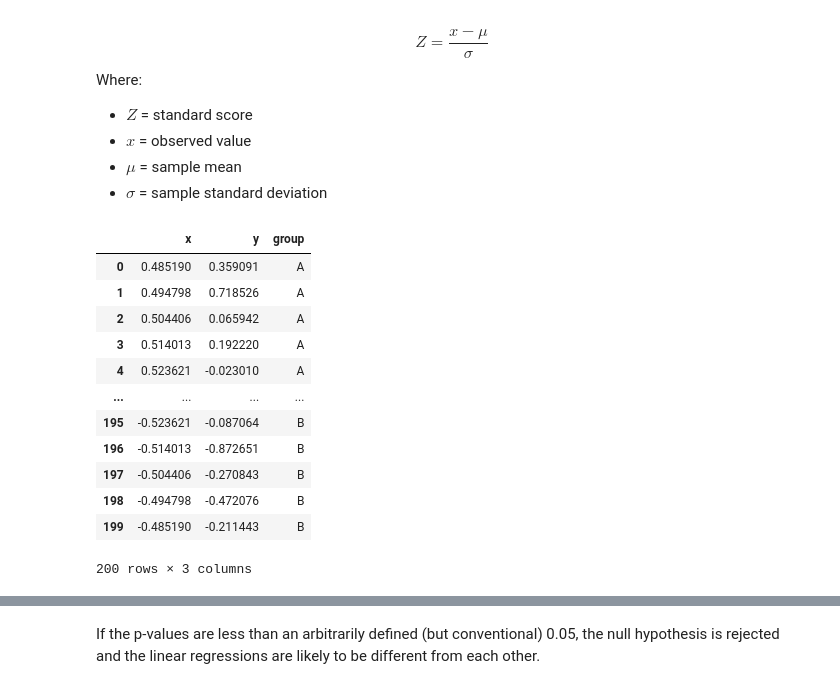
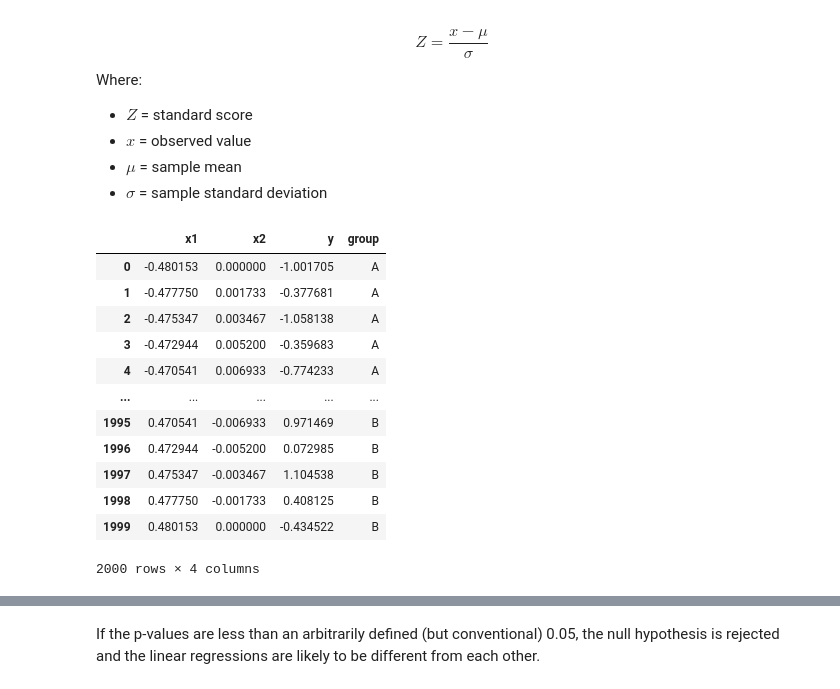
Before and after one commit to snesnehne/Statistics-in-Python-for-Engineers, a Jupyter notebook: Statistics/Discrimination between two Linear Models.ipynb, the cells around one changed output, grey strips where cells are left out. Drawn from its saved outputs; the diff is of its cells as text; code cells hidden in the pictures.

```diff
--- a/Statistics/Discrimination between two Linear Models.ipynb
+++ b/Statistics/Discrimination between two Linear Models.ipynb
@@ -16,12 +71,15 @@ https://stats.oarc.ucla.edu/other/mult-pkg/faq/general/faqhow-are-the-likelihood
 # %%
 ## Generate two groups of example data with some normally distributed noise
-g1_count = 100  # group 1 number of datapoints
-g2_count = 100  # group 2 number of datapoints
+g1_count = 1000  # group 1 number of datapoints
+g2_count = 1000  # group 2 number of datapoints
 
-x1 = np.arange(15, 25, 10/g1_count)  # array of x values for group 1
-y1 = 1000*x1 + 3000 + 1000*np.random.normal(loc=0, scale=3, size=g1_count)  # array of x values for group 2
+x1_g1= np.linspace(8, 18, g1_count)  # array of x1 values for group 1
+x2_g1 = np.linspace(6, 10, g1_count)  # array of x2 values for group 1
+y_g1 = 1000*x1_g1 - 700*x2_g1 + 3000 + 1000*np.random.normal(loc=0, scale=2, size=g1_count)  # array of y values for group 1
 
-x2 = np.arange(0, 10, 10/g2_count)  # array of y values for group 1
-y2 = 1400*x2 + 3000 + 1000*np.random.normal(loc=0, scale=3, size=g2_count)  # array of y values for group 2
+x1_g2 = np.linspace(2, 12, g1_count)  # array of x1 values for group 2
+x2_g2 = np.linspace(2, 6, g2_count)  # array of x2 values for group 2
+y_g2 = 1000*x1_g2 - 700*x2_g2 + 3000 + 1000*np.random.normal(loc=0, scale=2, size=g2_count)  # array of y values for group 2
 
-df = pd.DataFrame({"x1": x1, "x2": x2, "y1": y1, "y2": y2})  # create dataframe
+df = pd.DataFrame({"x1_g1": x1_g1, "x2_g1": x2_g1, "x1_g2": x1_g2, "x2_g2": x2_g2, "y_g1": y_g1, "y_g2": y_g2})  # create dataframe
+df
@@ -241,29 +414,32 @@ Where:
 * $\sigma$ = sample standard deviation
 # %%
 ## Sample data for ANCOVA, combines x and y values to a single column each and adds a categorical column
-x_c = np.concatenate((x1, x2))
-y_c = np.concatenate((y1, y2))
 
-x_zscore = stats.zscore(x_c)
-y_zscore = stats.zscore(y_c)
+x1 = np.concatenate((x1_g1, x1_g2))  # append group 2 x1 values to group 1 x1 values
+x2 = np.concatenate((x2_g1, x2_g2))
+#x_c = np.column_stack((x1, x2))
+y = np.concatenate((y_g1, y_g2))
 
-group_list = np.concatenate((np.array((len(x1)*["A"])),np.array((len(x2)*["B"]))))
+x1_zscore = stats.zscore(x1)
+x2_zscore = stats.zscore(x2)
+y_zscore = stats.zscore(y)
 
-df_c = pd.DataFrame({"x": x_zscore, "y": y_zscore, "group": group_list})
+group_list = np.concatenate((np.array((len(x1_g1)*["A"])), np.array((len(x1_g2)*["B"]))))
 
-df_c
+df_c_scaled = pd.DataFrame({"x1": x1_zscore, "x2": x2_zscore, "y": y_zscore, "group": group_list})
+df_c_scaled
 # %% [output]
-|  | x | y | group |
-| 0 | 0.485190 | 0.359091 | A |
-| 1 | 0.494798 | 0.718526 | A |
-| 2 | 0.504406 | 0.065942 | A |
-| 3 | 0.514013 | 0.192220 | A |
-| 4 | 0.523621 | -0.023010 | A |
-| ... | ... | ... | ... |
-| 195 | -0.523621 | -0.087064 | B |
-| 196 | -0.514013 | -0.872651 | B |
-| 197 | -0.504406 | -0.270843 | B |
-| 198 | -0.494798 | -0.472076 | B |
-| 199 | -0.485190 | -0.211443 | B |
+|  | x1 | x2 | y | group |
+| 0 | -0.480153 | 0.000000 | -1.001705 | A |
+| 1 | -0.477750 | 0.001733 | -0.377681 | A |
+| 2 | -0.475347 | 0.003467 | -1.058138 | A |
+| 3 | -0.472944 | 0.005200 | -0.359683 | A |
+| 4 | -0.470541 | 0.006933 | -0.774233 | A |
+| ... | ... | ... | ... | ... |
+| 1995 | 0.470541 | -0.006933 | 0.971469 | B |
+| 1996 | 0.472944 | -0.005200 | 0.072985 | B |
+| 1997 | 0.475347 | -0.003467 | 1.104538 | B |
+| 1998 | 0.477750 | -0.001733 | 0.408125 | B |
+| 1999 | 0.480153 | 0.000000 | -0.434522 | B |
-200 rows × 3 columns
+2000 rows × 4 columns
 # %%
```
Also changed, not shown: parts of 94 cells of this notebook.
